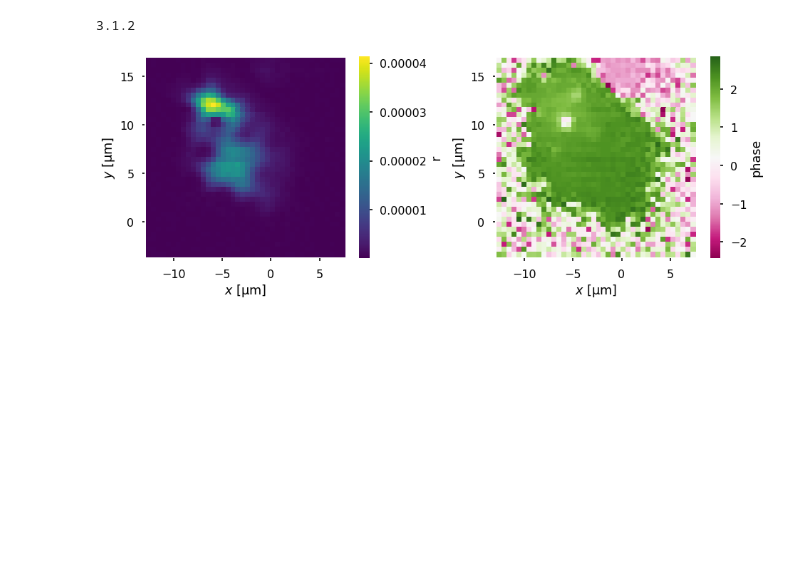
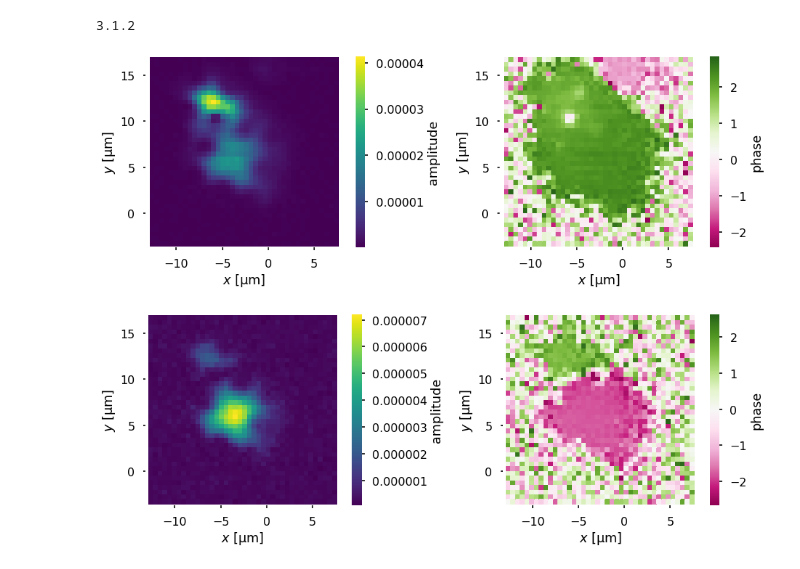
Before and after one commit to horowitz-lab/NetMAP, a Jupyter notebook: Mode Maps.ipynb, the cells around one changed output. Cells and saved outputs as stored; diff of their text form; code cells hidden in the pictures; blank space fills up the shorter version.

```diff
--- a/Mode Maps.ipynb
+++ b/Mode Maps.ipynb
@@ -11,7 +11,7 @@ print(matplotlib.__version__) # version 3 required for cmap='twilight_shifted'
 
 sns.set_context('poster') # makes text larger
 
-add_circle = True
+add_circle = False
 
 ############### Mac vs Windows ##############
 #folder = '/Volumes/Aleman-Lab/Group/Projects/GrapheneCoupledResonators/Data/Sample2/2019/2019/08/09/'
@@ -23,32 +23,73 @@ file = 'PosGU01Array01.00r0.5p3Array01.00r0.5p3Device1.2Drum_15.16MHz_1104325'
 path = os.path.join(folder,file)
 df = pd.read_csv(os.path.join(path, 'Demod1.csv'), skiprows = 2)
 #df.r = df.r/df.r.max()
 #print(df)
 
 fig, (ax1, ax2) = plt.subplots(1, 2, figsize=(13.23,5))
 
 #plt.suptitle(file + '\n\n');
 
 plt.sca(ax1)
 df['rlog'] = np.log10(df.r)
 df['X um']=df['Green X']
 df['Y um']= df['Green Y']
 amp1 = df.pivot_table(index = 'Y um', columns = 'X um', values = 'r').sort_index(axis = 0, ascending = False)
-myheatmap(amp1, 'r', cmap = 'viridis');
+myheatmap(amp1, 'amplitude', cmap = 'viridis');
 plt.xlabel(u'$x$ [μm]')
 plt.ylabel(u'$y$ [μm]')
 ax1.axis('equal')
 
 
 plt.sca(ax2)
 df['rlog'] = np.log10(df.r)
 df['X um']=df['Green X']
 df['Y um']= df['Green Y']
 phase1 = df.pivot_table(index = 'Y um', columns = 'X um', values = 'phase').sort_index(axis = 0, ascending = False)
 myheatmap(phase1, 'phase', cmap='PiYG');
 ax2.axis('equal');
 plt.xlabel(u'$x$ [μm]')
 plt.ylabel(u'$y$ [μm]')
 plt.tight_layout();
+
+
+file = 'PosGU01Array01.00r0.5p3Array01.00r0.5p3Device1.2Drum1_15.5MHz105133'
+path = os.path.join(folder,file)
+df = pd.read_csv(os.path.join(path, 'Demod1.csv'), skiprows = 2)
+#df.r = df.r/df.r.max()
+#print(df)
+
+
+fig, (ax3, ax4) = plt.subplots(1, 2, figsize=(13.23,5))
+
+plt.sca(ax3)
+df['rlog'] = np.log10(df.r)
+df['X um']=df['Green X']
+df['Y um']= df['Green Y']
+amp2 = df.pivot_table(index = 'Y um', columns = 'X um', values = 'r').sort_index(axis = 0, ascending = False)
+myheatmap(amp2, 'amplitude', cmap = 'viridis');
+plt.xlabel(u'$x$ [μm]')
+plt.ylabel(u'$y$ [μm]')
+ax3.axis('equal');
+
+if add_circle:
+    circle1 = plt.Circle((-6.8, 7.6), 1, color='w', alpha = .3)
+    circle2 = plt.Circle((-2.9,9.9), 1, color='w', alpha = .3)
+    circle3 = plt.Circle((-1,5), 1, color='w', alpha = .3)
+    ax3.add_artist(circle1)
+    ax3.add_artist(circle2)
+    ax3.add_artist(circle3)
+
+plt.sca(ax4)
+df['rlog'] = np.log10(df.r)
+df['X um']=df['Green X']
+df['Y um']= df['Green Y']
+phase2 = df.pivot_table(index = 'Y um', columns = 'X um', values = 'phase').sort_index(axis = 0, ascending = False)
+myheatmap(phase2, 'phase', cmap='PiYG');
+plt.xlabel(u'$x$ [μm]')
+plt.ylabel(u'$y$ [μm]')
+ax4.axis('equal');
+
+plt.tight_layout();
 # %% [output]
-[figure, old version]
+[figure, new version]
+[figure, added]
```
Also changed, not shown: parts of 1 cell of this notebook, 1 other file.
